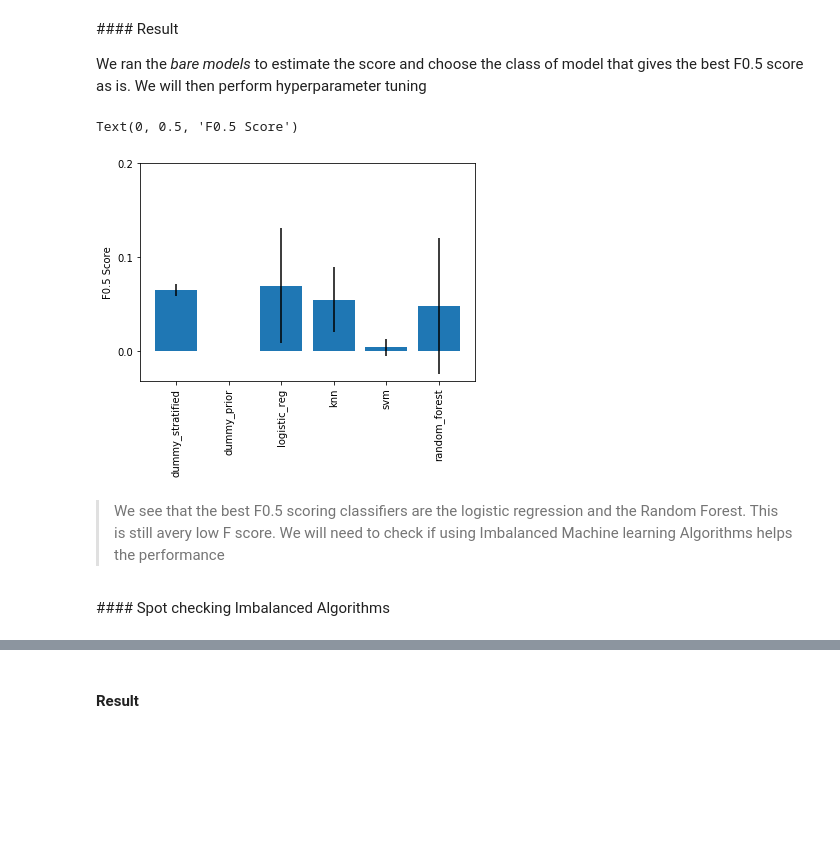
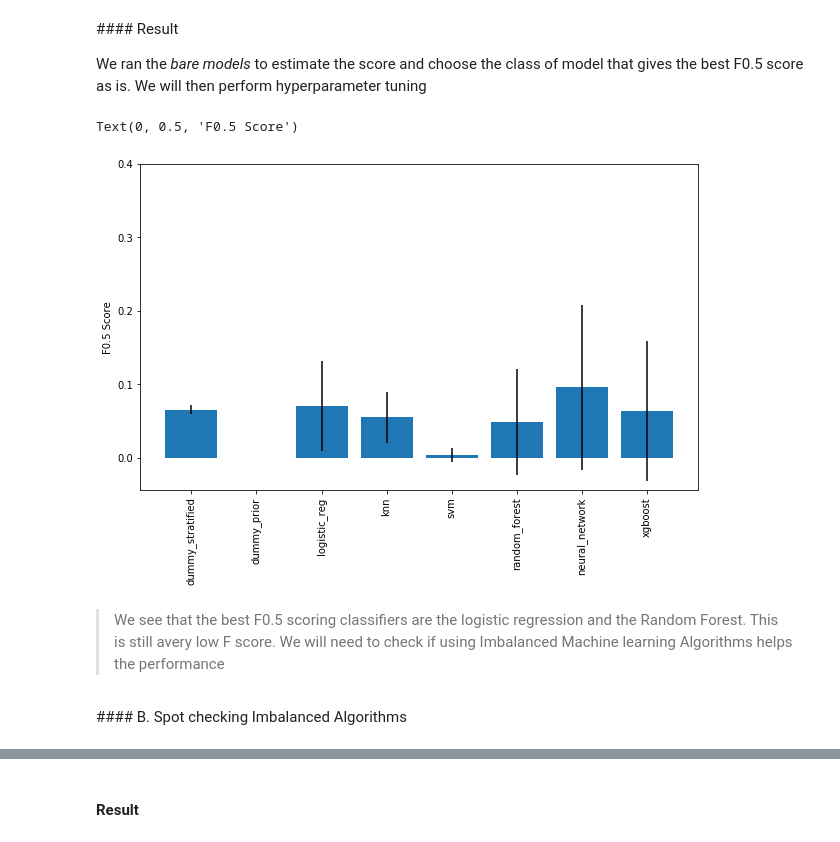
Before and after one commit to AmineDiro/Hotel-Bookings, a Jupyter notebook: TP2- Part 2 .ipynb, the cells around one changed output, grey strips where cells are left out. Saved outputs shown, nothing was run; the diff lists cells and outputs as text; code cells hidden in the pictures; blank space fills up the shorter version.

Commit message:
separated NB + spot check SMOTE

```diff
--- a/TP2- Part 2 .ipynb
+++ b/TP2- Part 2 .ipynb
@@ -312,21 +317,25 @@ for name, model in ml_models:
 We ran the *bare models* to estimate the score and choose the class of model that gives the best F0.5 score as is. We will then perform hyperparameter tuning
 # %%
 res =pd.read_csv('spot_check_result.csv',index_col=0)
+res2  =pd.read_csv('spot_check_result2.csv',index_col=0)
+res =pd.concat([res, res2], axis=1)
+
 
 res = res.drop('score')
-
 res =res.astype('float')
 # %%
 ind = np.arange(res.loc['mean_score'].shape[0])
+plt.figure(figsize=(10, 6))
+
 plt.bar(ind,height=res.loc['mean_score'].values,yerr=res.loc['std_score'])
 plt.xticks(ind, list(res.columns),rotation='vertical')
-plt.yticks(np.arange(0, 0.3, 0.1))
+plt.yticks(np.arange(0, 0.5, 0.1))
 plt.ylabel('F0.5 Score')
 # %% [output]
 Text(0, 0.5, 'F0.5 Score')
-[figure, old version]
+[figure, new version]
 # %% [markdown]
 > We see that the best F0.5 scoring classifiers are the logistic regression and the Random Forest. This is still avery low F score.
 We will need to check if using Imbalanced Machine learning Algorithms helps the performance
 # %% [markdown]
-#### Spot checking Imbalanced Algorithms
+#### B. Spot checking Imbalanced Algorithms
```
Also changed, not shown: parts of 18 cells of this notebook, 10 other files.
